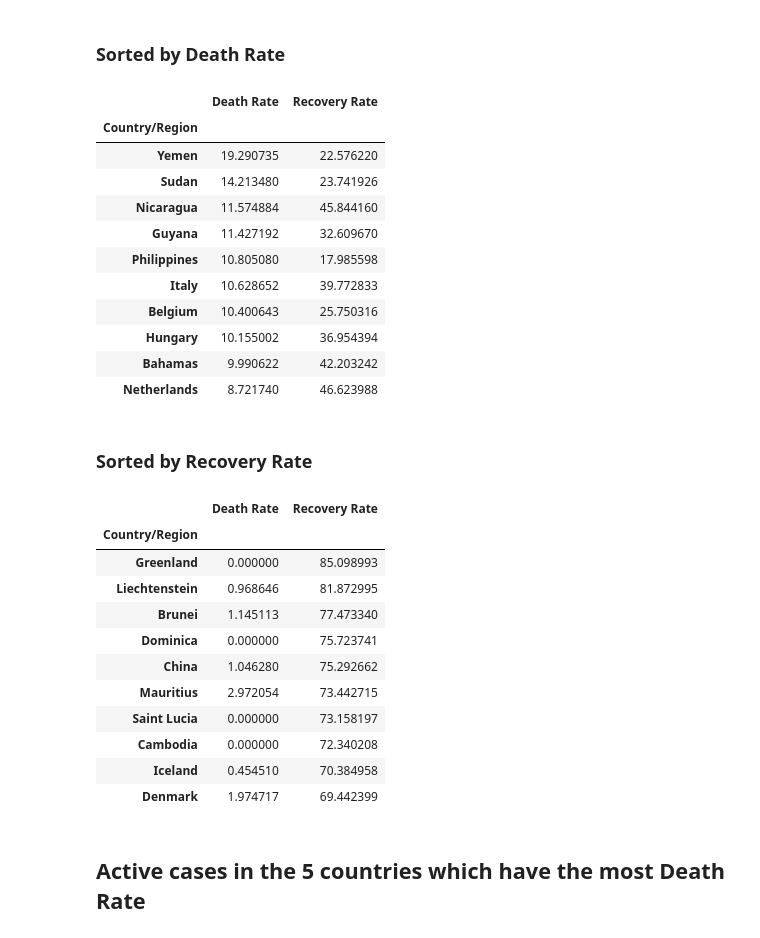
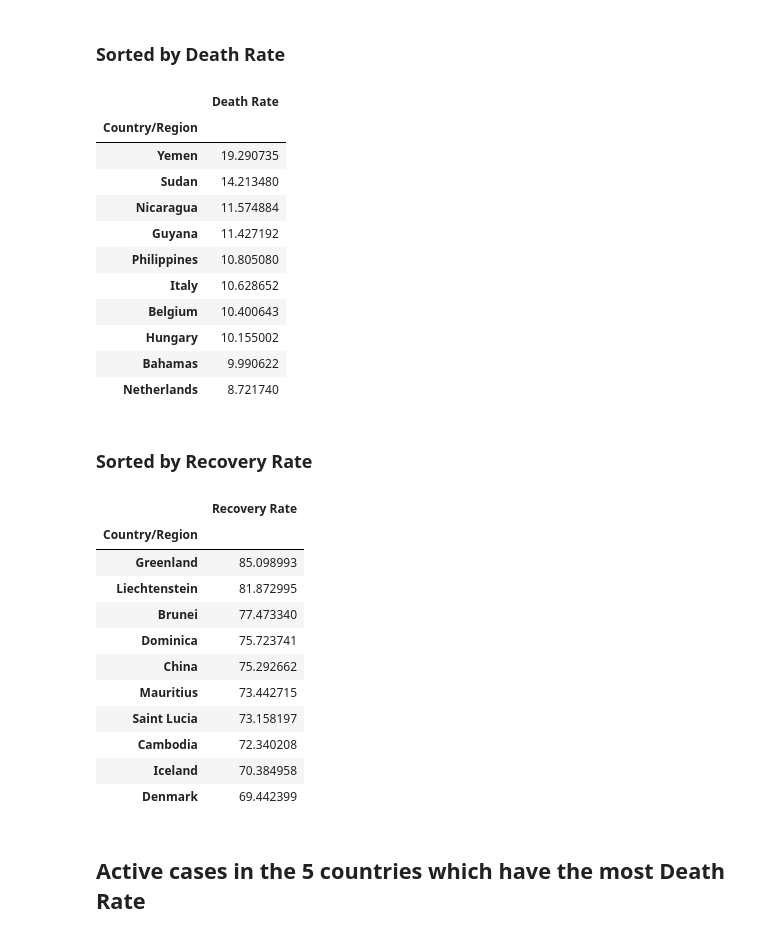
Before and after one commit to Mohammad8921/Corona-EDA, a Jupyter notebook: AllCountries-EDA.ipynb, the cells around one changed output. Cells and saved outputs as stored; diff of their text form; code cells hidden in the pictures.

```diff
--- a/AllCountries-EDA.ipynb
+++ b/AllCountries-EDA.ipynb
@@ -77,45 +116,45 @@ Recovery Rate: Analogous to Death Rate
 # %% [markdown]
 ### Sorted by Death Rate
 # %%
-covid19_df2 = covid19_df.copy()
+'''covid19_df2 = covid19_df.copy()
 covid19_df2['Death Rate'] = 100*covid19_df2['Deaths']/covid19_df2['Confirmed']
 covid19_df2['Recovery Rate'] = 100*covid19_df2['Recovered']/covid19_df2['Confirmed']
 covid19_country_grouped = covid19_df2.groupby('Country/Region')
-covid19_country_cdr = covid19_country_grouped[['Death Rate', 'Recovery Rate']].mean()
-del covid19_df2
-covid19_most_deathrate = covid19_country_cdr.sort_values('Death Rate', ascending=False).head(10)
-covid19_most_deathrate.style.background_gradient(cmap='cubehelix')
+'''
+covid19_most_deathrate = analyzer.DeathRateByCountry().sort_values(ascending=False).head(10)
+
+pd.DataFrame(covid19_most_deathrate).style.background_gradient(cmap='cubehelix')
 # %% [output]
-|  | Death Rate | Recovery Rate |
-| Country/Region |  |  |
-| Yemen | 19.290735 | 22.576220 |
-| Sudan | 14.213480 | 23.741926 |
-| Nicaragua | 11.574884 | 45.844160 |
-| Guyana | 11.427192 | 32.609670 |
-| Philippines | 10.805080 | 17.985598 |
-| Italy | 10.628652 | 39.772833 |
-| Belgium | 10.400643 | 25.750316 |
-| Hungary | 10.155002 | 36.954394 |
-| Bahamas | 9.990622 | 42.203242 |
-| Netherlands | 8.721740 | 46.623988 |
+|  | Death Rate |
+| Country/Region |  |
+| Yemen | 19.290735 |
+| Sudan | 14.213480 |
+| Nicaragua | 11.574884 |
+| Guyana | 11.427192 |
+| Philippines | 10.805080 |
+| Italy | 10.628652 |
+| Belgium | 10.400643 |
+| Hungary | 10.155002 |
+| Bahamas | 9.990622 |
+| Netherlands | 8.721740 |
 # %% [markdown]
 ### Sorted by Recovery Rate
 # %%
-covid19_most_recoveryrate = covid19_country_cdr.sort_values('Recovery Rate', ascending=False).head(10)
-covid19_most_recoveryrate.style.background_gradient(cmap='cubehelix')
+covid19_most_recoveryrate = analyzer.RecoveryRateByCountry().sort_values(ascending=False).head(10)
+pd.DataFrame(covid19_most_recoveryrate).style.background_gradient(cmap='cubehelix')
 # %% [output]
-|  | Death Rate | Recovery Rate |
-| Country/Region |  |  |
-| Greenland | 0.000000 | 85.098993 |
-| Liechtenstein | 0.968646 | 81.872995 |
-| Brunei | 1.145113 | 77.473340 |
-| Dominica | 0.000000 | 75.723741 |
-| China | 1.046280 | 75.292662 |
-| Mauritius | 2.972054 | 73.442715 |
-| Saint Lucia | 0.000000 | 73.158197 |
-| Cambodia | 0.000000 | 72.340208 |
-| Iceland | 0.454510 | 70.384958 |
-| Denmark | 1.974717 | 69.442399 |
+|  | Recovery Rate |
+| Country/Region |  |
+| Greenland | 85.098993 |
+| Liechtenstein | 81.872995 |
+| Brunei | 77.473340 |
+| Dominica | 75.723741 |
+| China | 75.292662 |
+| Mauritius | 73.442715 |
+| Saint Lucia | 73.158197 |
+| Cambodia | 72.340208 |
+| Iceland | 70.384958 |
+| Denmark | 69.442399 |
 # %% [markdown]
 ## Active cases in the 5 countries which have the most Death Rate
 # %%
```
Also changed, not shown: parts of 7 cells of this notebook.
